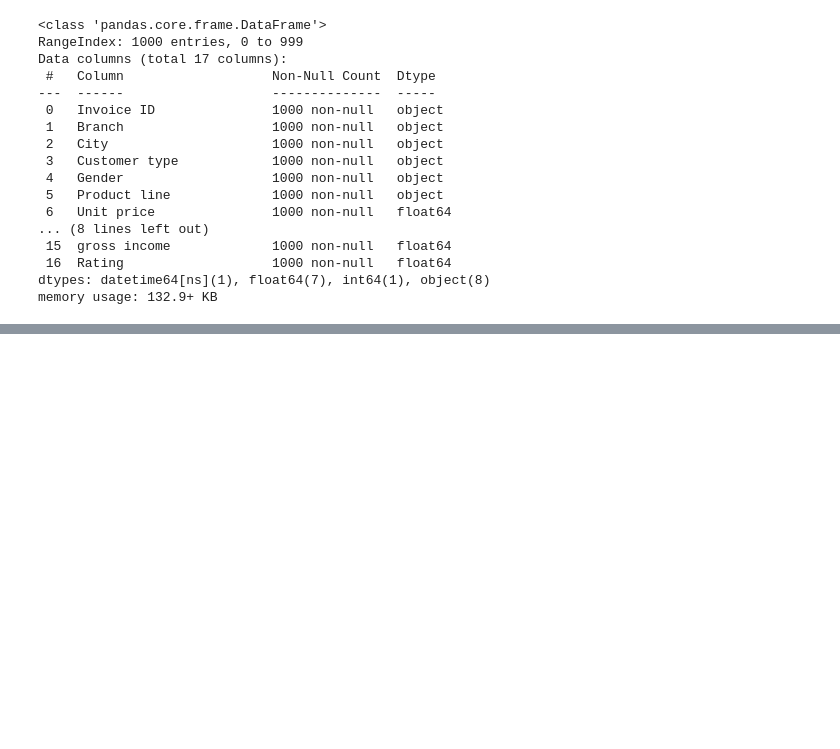
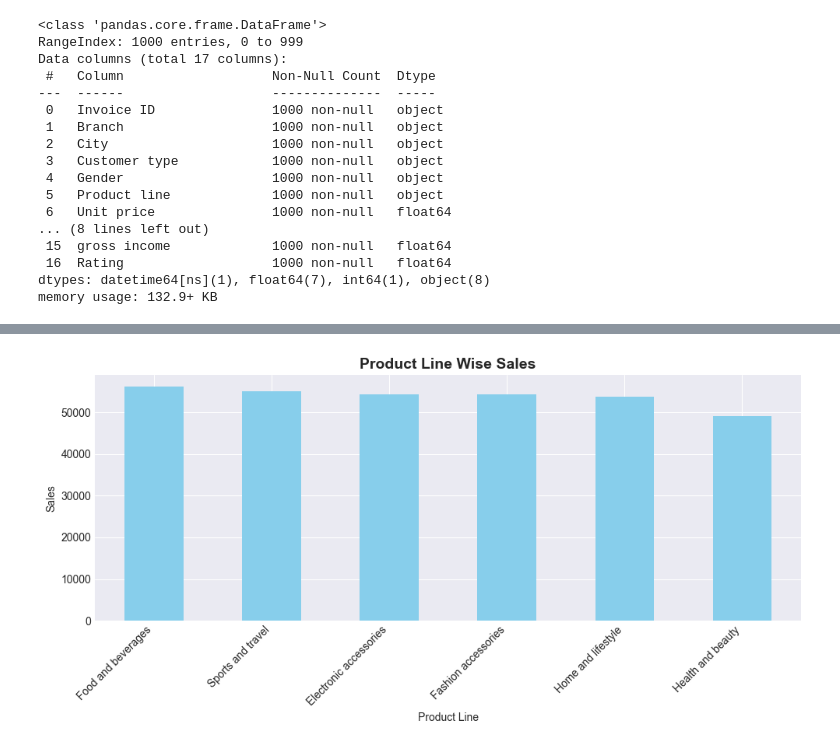
Before and after one commit to khansaquib765-crypto/OIBSIB1, a Jupyter notebook: TASK 1_EDA_RETAIL/saquib khan_task1.ipynb, the cells around one changed output, grey strips where cells are left out. Drawn from its saved outputs; the diff is of its cells as text; code cells hidden in the pictures; blank space fills up the shorter version.

```diff
--- a/TASK 1_EDA_RETAIL/saquib khan_task1.ipynb
+++ b/TASK 1_EDA_RETAIL/saquib khan_task1.ipynb
@@ -133,0 +176,13 @@ memory usage: 132.9+ KB
+# %%
+product_sales = df.groupby('Product line')['Sales'].sum().sort_values(ascending=False)
+
+plt.figure(figsize=(10,5))
+product_sales.plot(kind='bar', color='skyblue')
+plt.title('Product Line Wise Sales', fontsize=14, fontweight='bold')
+plt.xlabel('Product Line')
+plt.ylabel('Sales')
+plt.xticks(rotation=45, ha='right')  # Naam tedhe ho jayenge taaki padh sako
+plt.tight_layout()
+plt.show()
+# %% [output]
+[figure, added]
```
Also changed, not shown: parts of 6 cells of this notebook.
